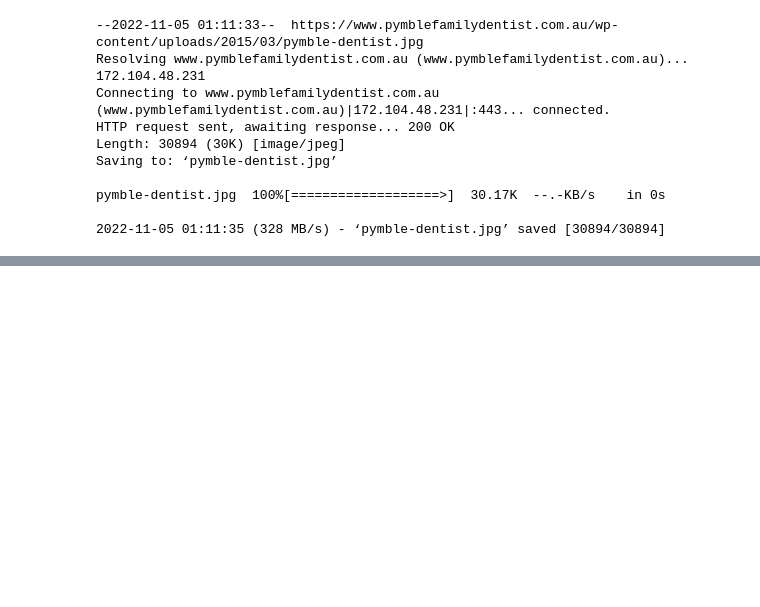
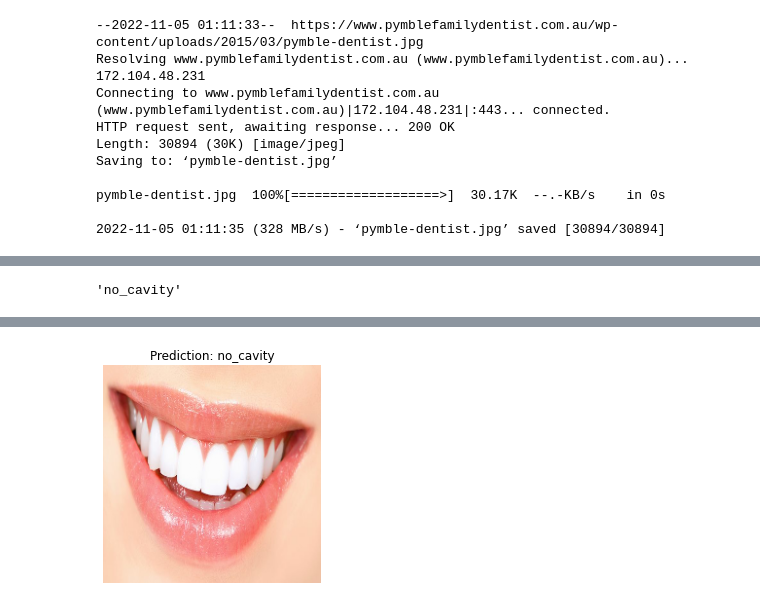
Before and after one commit to milaomrani/Cavitiy_classification, a Jupyter notebook: Cavities_image_classification_.ipynb, the cells around one changed output, grey strips where cells are left out. Cells and saved outputs as stored; diff of their text form; code cells hidden in the pictures; blank space fills up the shorter version.

```diff
--- a/Cavities_image_classification_.ipynb
+++ b/Cavities_image_classification_.ipynb
@@ -520,3 +501,3 @@ array([[[0.99215686, 0.8117647 , 0.70980394],
 # %%
-model_4.predict(tf.expand_dims(clean, axis=0))
+pred = model_4.predict(tf.expand_dims(clean, axis=0))
 # %% [output]
@@ -524,0 +507,18 @@ array([[0.6097052]], dtype=float32)
+# %%
+pred_class
+# %% [output]
+'no_cavity'
+# %%
+def pred_plot(model, filename, class_names=class_name):
+  img = load_pred_img(filename)
+
+  pred = model.predict(tf.expand_dims(img, axis=0))
+
+  pred_class = class_names[int(tf.round(pred))]
+
+  plt.imshow(img)
+  plt.title(f"Prediction: {pred_class}")
+  plt.axis(False);
+# %%
+pred_plot(model_4, "clean.jpg")
+# %% [output]
@@ -524,0 +526 @@ array([[0.6097052]], dtype=float32)
+[figure, added]
```
Also changed, not shown: parts of 5 cells of this notebook.
